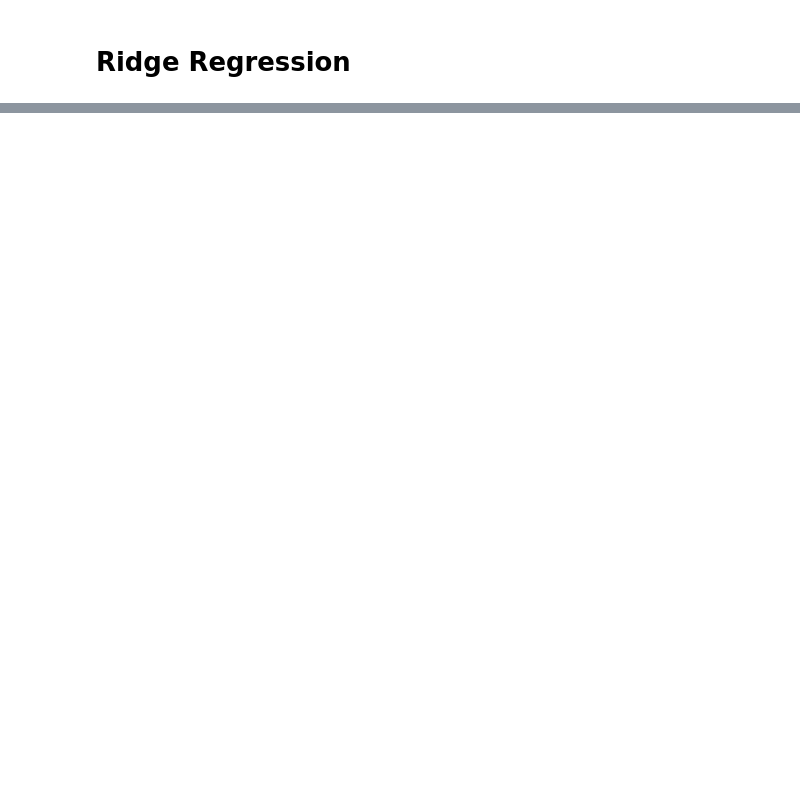
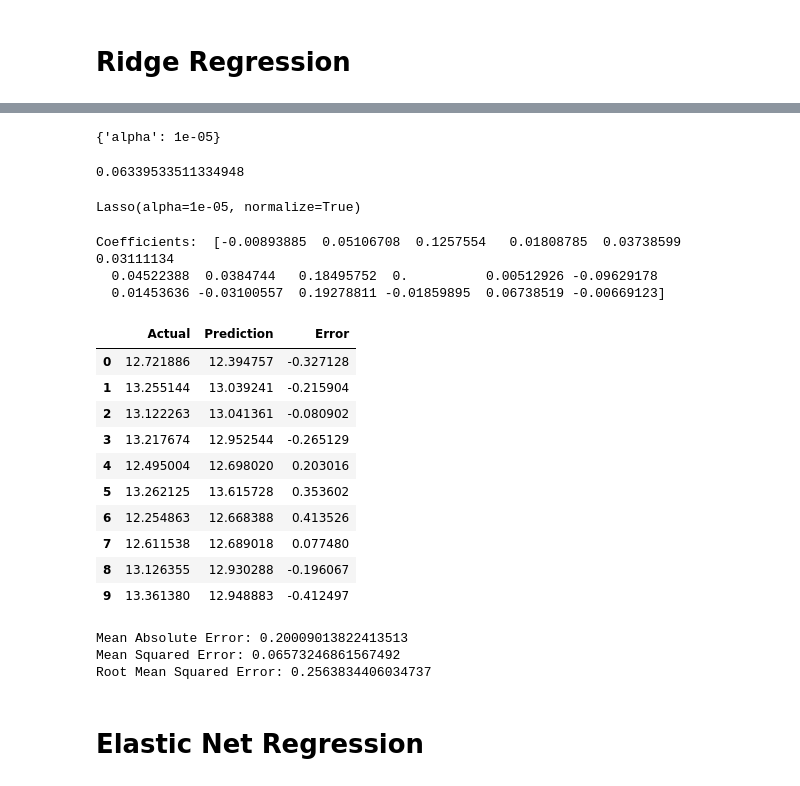
Before and after one commit to Mwadz/Hass-Consulting-Company, a Jupyter notebook: Regression_week_7.ipynb, the cells around one changed output, grey strips where cells are left out. Drawn from its saved outputs; the diff is of its cells as text; code cells hidden in the pictures; blank space fills up the shorter version.

```diff
--- a/Regression_week_7.ipynb
+++ b/Regression_week_7.ipynb
@@ -839,0 +1207,74 @@ print('Mean Squared Error:',(metrics.mean_squared_error(y_test, y_pred)))
+# %%
+# Determine the most appropriate value for the l1 regularization using grid search.
+
+# Import lasso regressor
+from sklearn.linear_model import Lasso
+
+# Instantiate lasso model and indicate normalization in order to get better estimates
+lasso = Lasso(normalize=True)
+
+# Set up the grid to be used
+search_lasso = GridSearchCV(estimator=lasso,param_grid={'alpha':np.logspace(-5,2,8)},scoring='neg_mean_squared_error',n_jobs=1,refit=True,cv=10)
+# %%
+# Use the .fit function to run the model and then use the .best_params_ and .best_scores_ function to determine the best alpha value and the models strength.
+search_lasso.fit(X_train,y_train)
+print(search_lasso.best_params_)
+abs(search_lasso.best_score_)
+
+# The best_params_ tells us what to set alpha to
+# The best_score_ tells us what the best possible mean squared error is
+# %% [output]
+{'alpha': 1e-05}
+0.06339533511334948
+# %%
+# Fit the model using the given optimal alpha value
+lasso = Lasso(normalize=True,alpha=0.00001)
+lasso.fit(X_train,y_train)
+# %% [output]
+Lasso(alpha=1e-05, normalize=True)
+# %%
+# Find the coefficients of the predictor variables
+print('Coefficients: ',lasso.coef_)
+# %% [output]
+Coefficients:  [-0.00893885  0.05106708  0.1257554   0.01808785  0.03738599  0.03111134
+  0.04522388  0.0384744   0.18495752  0.          0.00512926 -0.09629178
+  0.01453636 -0.03100557  0.19278811 -0.01859895  0.06738519 -0.00669123]
+# %%
+# Making Predictions
+
+# obtain the trained model's predictions of the based on X_test
+y_pred = lasso.predict(X_test) # the y_pred is a numpy array that contains all the predicted values
+error= (y_pred-y_test)
+# create a dataframe that compares the actual output values for X_test with the predicted values
+df = pd.DataFrame({'Actual': y_test, 'Prediction': y_pred, 'Error':error})
+
+# display top 10 records in the comparison dataframe
+df.head(10)
+# %% [output]
+|  | Actual | Prediction | Error |
+| 0 | 12.721886 | 12.394757 | -0.327128 |
+| 1 | 13.255144 | 13.039241 | -0.215904 |
+| 2 | 13.122263 | 13.041361 | -0.080902 |
+| 3 | 13.217674 | 12.952544 | -0.265129 |
+| 4 | 12.495004 | 12.698020 | 0.203016 |
+| 5 | 13.262125 | 13.615728 | 0.353602 |
+| 6 | 12.254863 | 12.668388 | 0.413526 |
+| 7 | 12.611538 | 12.689018 | 0.077480 |
+| 8 | 13.126355 | 12.930288 | -0.196067 |
+| 9 | 13.361380 | 12.948883 | -0.412497 |
+# %%
+# Evaluating the Algorithm
+
+# import metrics
+from sklearn import metrics
+
+# evaluate the performance of the model by computing the MAE, MSE, and RMSE scores
+print('Mean Absolute Error:', metrics.mean_absolute_error(y_test, y_pred))
+print('Mean Squared Error:',(metrics.mean_squared_error(y_test, y_pred)))
+print('Root Mean Squared Error:', (np.sqrt(metrics.mean_squared_error(y_test, y_pred))))
+# %% [output]
+Mean Absolute Error: 0.20009013822413513
+Mean Squared Error: 0.06573246861567492
+Root Mean Squared Error: 0.2563834406034737
+# %% [markdown]
+# Elastic Net Regression
```
Also changed, not shown: parts of 46 cells of this notebook.
